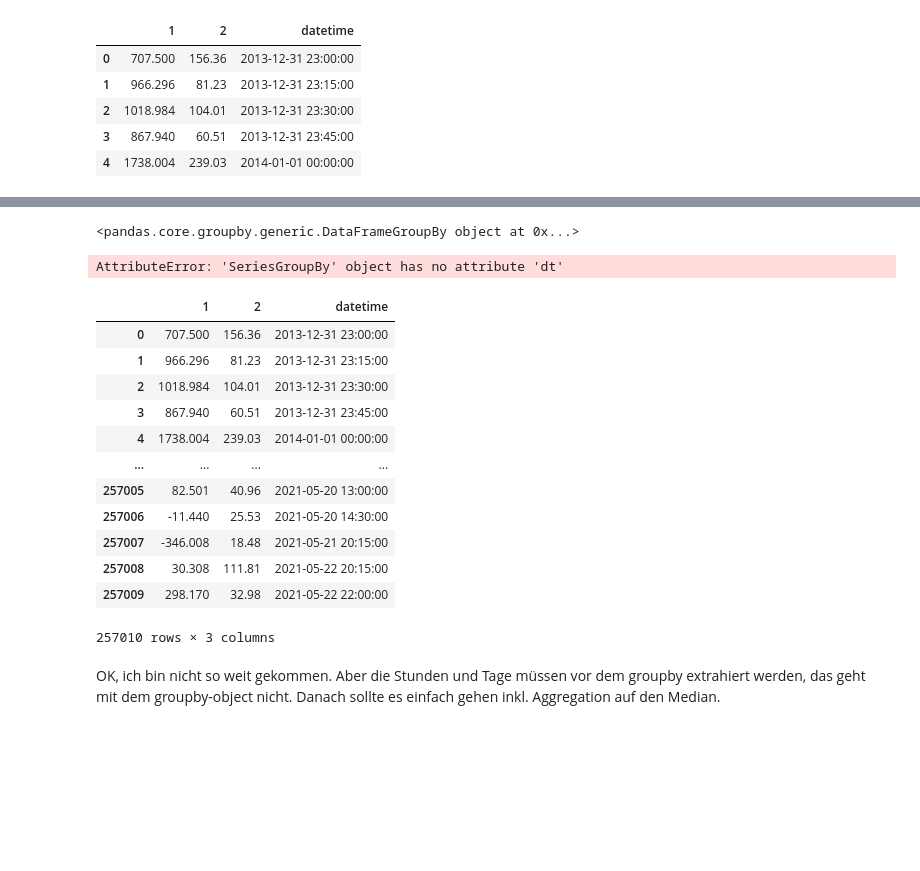
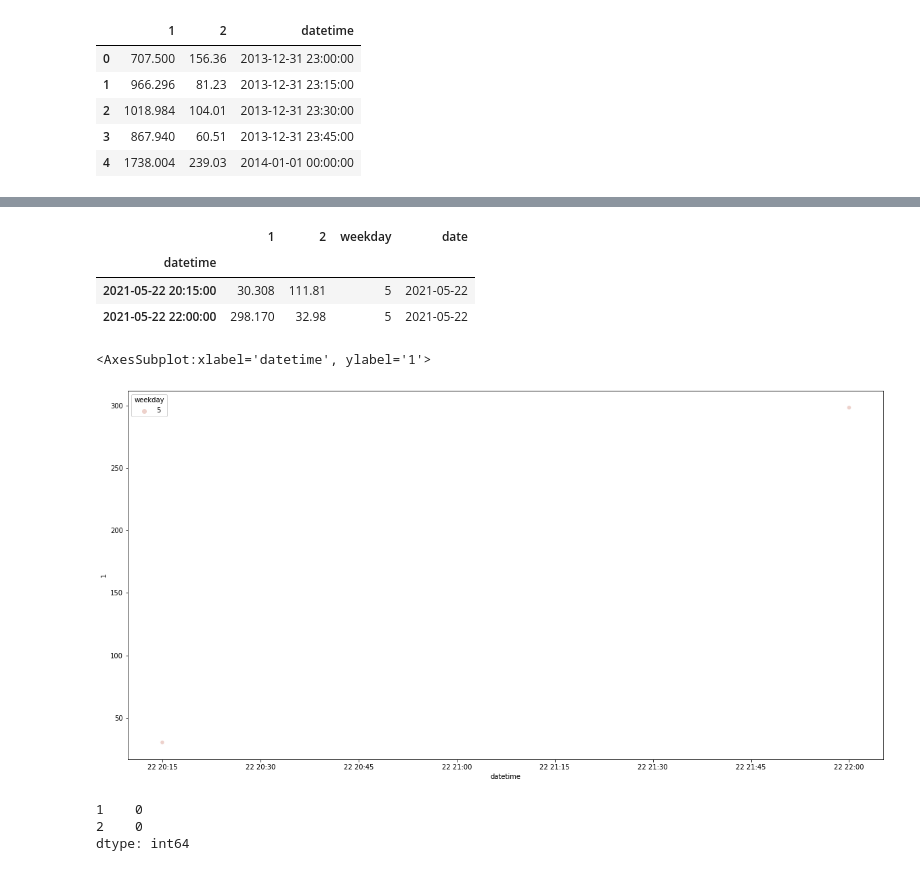
Before and after one commit to Windbenders/capstone_energy, a Jupyter notebook: notebooks/imbalance_eda_laurent_aaron.ipynb, the cells around one changed output, grey strips where cells are left out. Saved outputs shown, nothing was run; the diff lists cells and outputs as text; code cells hidden in the pictures; blank space fills up the shorter version.

```diff
--- a/notebooks/imbalance_eda_laurent_aaron.ipynb
+++ b/notebooks/imbalance_eda_laurent_aaron.ipynb
@@ -41,3 +170,10 @@ dtype: int64
+# %%
+# reset index
+imb_df = imb_df.set_index('datetime')
+# %%
+# interpolate missing values
+imb_df = imb_df.interpolate(method='time', limit_direction='both')
+#imb_df = imb_df.interpolate(method='time', limit_direction='both')
 # %%
 imb_df.isna().sum()
 # %% [output]
@@ -47,10 +184 @@ datetime      0
 dtype: int64
-# %%
-imb_df_groupby[['datetime']]
-# %% [output]
-<pandas.core.groupby.generic.DataFrameGroupBy object at 0x...>
-# %%
-imb_df_groupby['hour'] = imb_df_groupby['datetime'].dt.hour
-imb_df_groupby.head()
-# %% [output]
-AttributeError: 'SeriesGroupBy' object has no attribute 'dt'
@@ -59,19 +185,21 @@ speedy_groupby[‘dt_start_utc’].dt.to_period(‘D’)
-# %%
-imb_df_groupby = imb_df.groupby(by='datetime')
-imb_df_groupby.head()
-# %% [output]
-|  | 1 | 2 | datetime |
-| 0 | 707.500 | 156.36 | 2013-12-31 23:00:00 |
-| 1 | 966.296 | 81.23 | 2013-12-31 23:15:00 |
-| 2 | 1018.984 | 104.01 | 2013-12-31 23:30:00 |
-| 3 | 867.940 | 60.51 | 2013-12-31 23:45:00 |
-| 4 | 1738.004 | 239.03 | 2014-01-01 00:00:00 |
-| ... | ... | ... | ... |
-| 257005 | 82.501 | 40.96 | 2021-05-20 13:00:00 |
-| 257006 | -11.440 | 25.53 | 2021-05-20 14:30:00 |
-| 257007 | -346.008 | 18.48 | 2021-05-21 20:15:00 |
-| 257008 | 30.308 | 111.81 | 2021-05-22 20:15:00 |
-| 257009 | 298.170 | 32.98 | 2021-05-22 22:00:00 |
-257010 rows × 3 columns
-# %% [markdown]
-OK, ich bin nicht so weit gekommen. Aber die Stunden und Tage müssen vor dem groupby extrahiert werden, das geht mit dem groupby-object nicht. Danach sollte es einfach gehen inkl. Aggregation auf den Median.
+# %%
+d2 = imb_df[imb_df.date == datetime.date(year=2021,month=5,day=22)]
+# %%
+d2
+# %% [output]
+|  | 1 | 2 | weekday | date |
+| datetime |  |  |  |  |
+| 2021-05-22 20:15:00 | 30.308 | 111.81 | 5 | 2021-05-22 |
+| 2021-05-22 22:00:00 | 298.170 | 32.98 | 5 | 2021-05-22 |
+# %%
+plt.figure(figsize=(20, 10))
+sns.scatterplot(data=d2, x='datetime', y=1, hue='weekday')
+# %% [output]
+<AxesSubplot:xlabel='datetime', ylabel='1'>
+[figure, added]
+# %%
+imb_df.isnull().sum()
+# %% [output]
+1    0
+2    0
+dtype: int64
```
Also changed, not shown: parts of 37 cells of this notebook.
